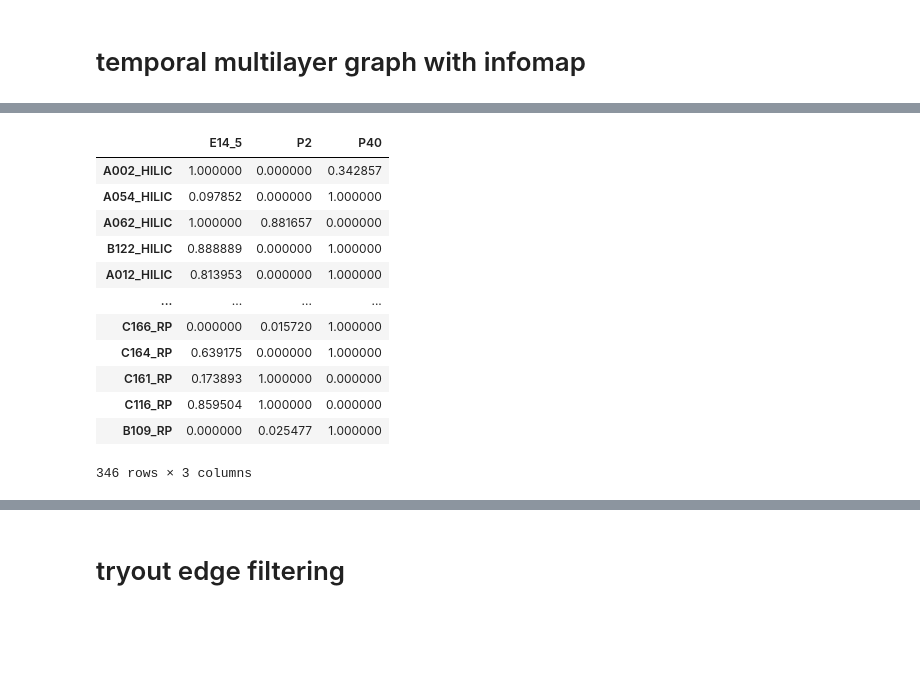
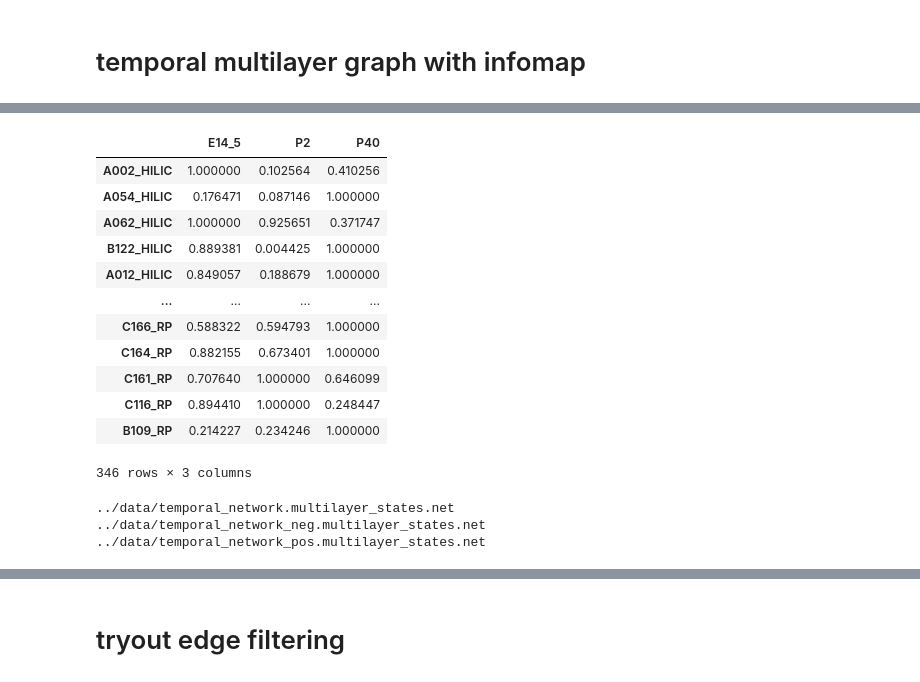
Before and after one commit to menchelab/novarinocollab, a Jupyter notebook: notebooks/wmcna.ipynb, the cells around one changed output, grey strips where cells are left out. Cells and saved outputs as stored; diff of their text form; code cells hidden in the pictures; blank space fills up the shorter version.

```diff
--- a/notebooks/wmcna.ipynb
+++ b/notebooks/wmcna.ipynb
@@ -710,27 +857,28 @@ for buffer, suffix in zip(pjks, ['_pos', '_neg', '']):
 # %%
 data = basedata['HILIC']
 data_cols = data.columns[data.columns.str.match('S[0-9]{2}_[EP][0-9][_0-9]+WT[0-9]')].to_list()
 data_col_grouping = [c[4:-4] for c in data_cols]
 gm_data = data.loc[:, data_cols].astype(float)
 gm_data = gm_data.T
 gm_data = gm_data.groupby(data_col_grouping).mean().T
+add_value = 100000000
 gm_data = gm_data.apply(
-    lambda x: (x - x.min()) / (x.max() - x.min()),
+    lambda x: (x - x.min() + add_value) / (x.max() - x.min() + add_value),
     axis = 1
 )
 gm_data
 # %% [output]
 |  | E14_5 | P2 | P40 |
-| A002_HILIC | 1.000000 | 0.000000 | 0.342857 |
-| A054_HILIC | 0.097852 | 0.000000 | 1.000000 |
-| A062_HILIC | 1.000000 | 0.881657 | 0.000000 |
-| B122_HILIC | 0.888889 | 0.000000 | 1.000000 |
-| A012_HILIC | 0.813953 | 0.000000 | 1.000000 |
+| A002_HILIC | 1.000000 | 0.102564 | 0.410256 |
+| A054_HILIC | 0.176471 | 0.087146 | 1.000000 |
+| A062_HILIC | 1.000000 | 0.925651 | 0.371747 |
+| B122_HILIC | 0.889381 | 0.004425 | 1.000000 |
+| A012_HILIC | 0.849057 | 0.188679 | 1.000000 |
 | ... | ... | ... | ... |
-| C166_RP | 0.000000 | 0.015720 | 1.000000 |
-| C164_RP | 0.639175 | 0.000000 | 1.000000 |
-| C161_RP | 0.173893 | 1.000000 | 0.000000 |
-| C116_RP | 0.859504 | 1.000000 | 0.000000 |
-| B109_RP | 0.000000 | 0.025477 | 1.000000 |
+| C166_RP | 0.588322 | 0.594793 | 1.000000 |
+| C164_RP | 0.882155 | 0.673401 | 1.000000 |
+| C161_RP | 0.707640 | 1.000000 | 0.646099 |
+| C116_RP | 0.894410 | 1.000000 | 0.248447 |
+| B109_RP | 0.214227 | 0.234246 | 1.000000 |
 346 rows × 3 columns
 # %%
@@ -923,6 +1114,15 @@ def nx_from_im(im):
         )
 
     return G
+# %%
+import glob
+for file in glob.glob('../data/temporal*.multilayer_states.net'):
+    print(file)
+    add_node_weights(file, gm_data)
+# %% [output]
+../data/temporal_network.multilayer_states.net
+../data/temporal_network_neg.multilayer_states.net
+../data/temporal_network_pos.multilayer_states.net
 # %%
 def _process_params(G, center, dim):
     # Some boilerplate code.
```
Also changed, not shown: parts of 14 cells of this notebook, 3 other files.
